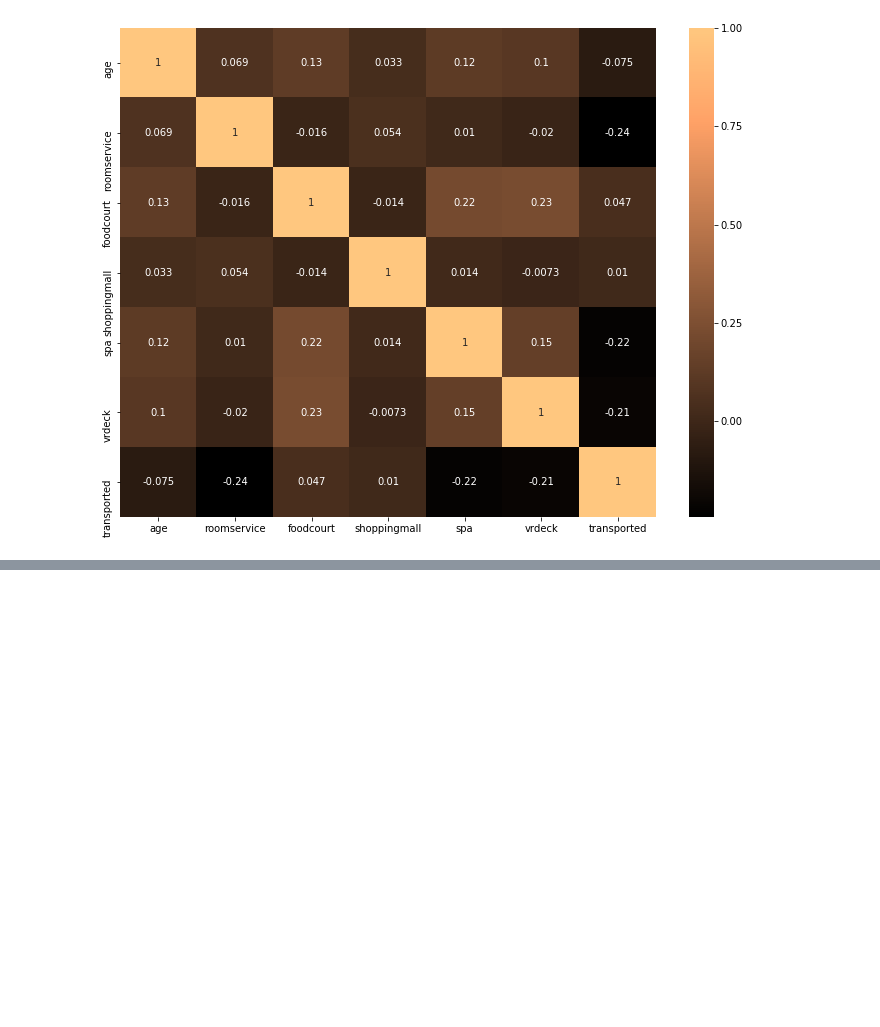
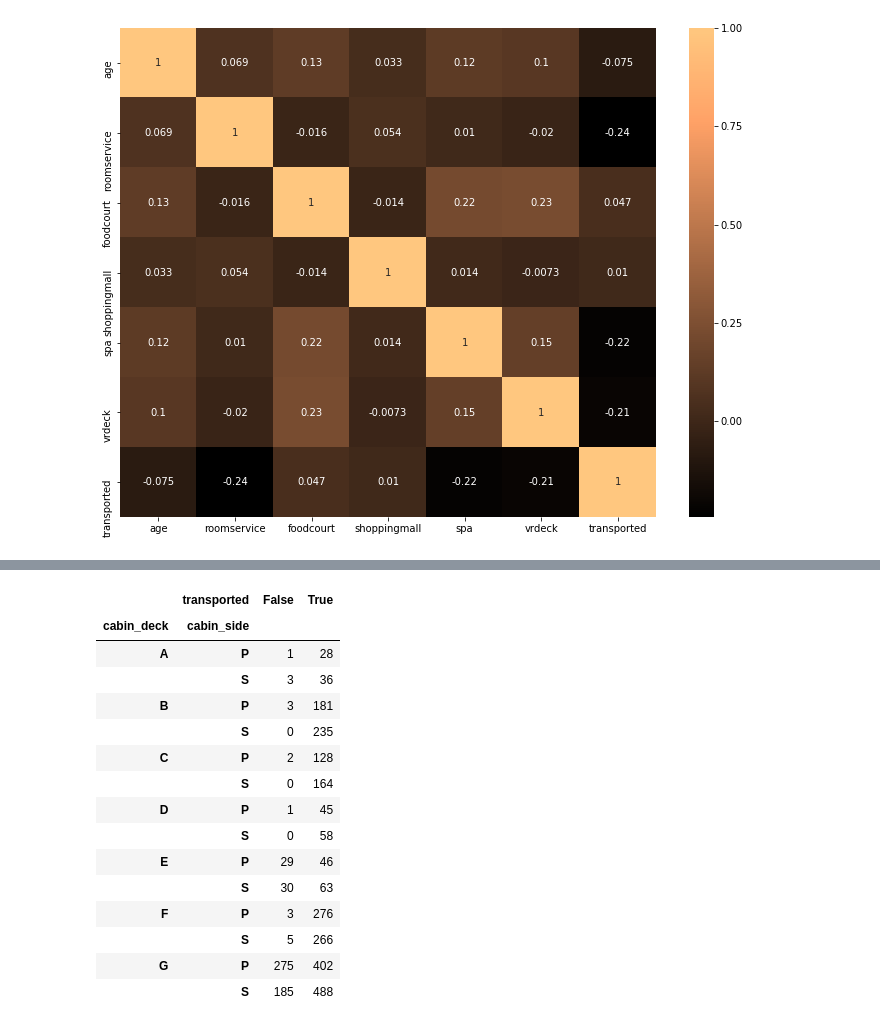
Before and after one commit to misty-garcia/kaggle_space_titanic, a Jupyter notebook: space_titanic.ipynb, the cells around one changed output, grey strips where cells are left out. Cells and saved outputs as stored; diff of their text form; code cells hidden in the pictures; blank space fills up the shorter version.

```diff
--- a/space_titanic.ipynb
+++ b/space_titanic.ipynb
@@ -258,0 +308,2 @@ plt.show()
+# %%
+subset = df [df.cryosleep == True]
@@ -258,0 +368,19 @@ plt.show()
+# %%
+pd.crosstab([subset.cabin_deck, subset.cabin_side], subset.transported)
+# %% [output]
+|  | transported | False | True |
+| cabin_deck | cabin_side |  |  |
+| A | P | 1 | 28 |
+|  | S | 3 | 36 |
+| B | P | 3 | 181 |
+|  | S | 0 | 235 |
+| C | P | 2 | 128 |
+|  | S | 0 | 164 |
+| D | P | 1 | 45 |
+|  | S | 0 | 58 |
+| E | P | 29 | 46 |
+|  | S | 30 | 63 |
+| F | P | 3 | 276 |
+|  | S | 5 | 266 |
+| G | P | 275 | 402 |
+|  | S | 185 | 488 |
```
Also changed, not shown: parts of 27 cells of this notebook.
